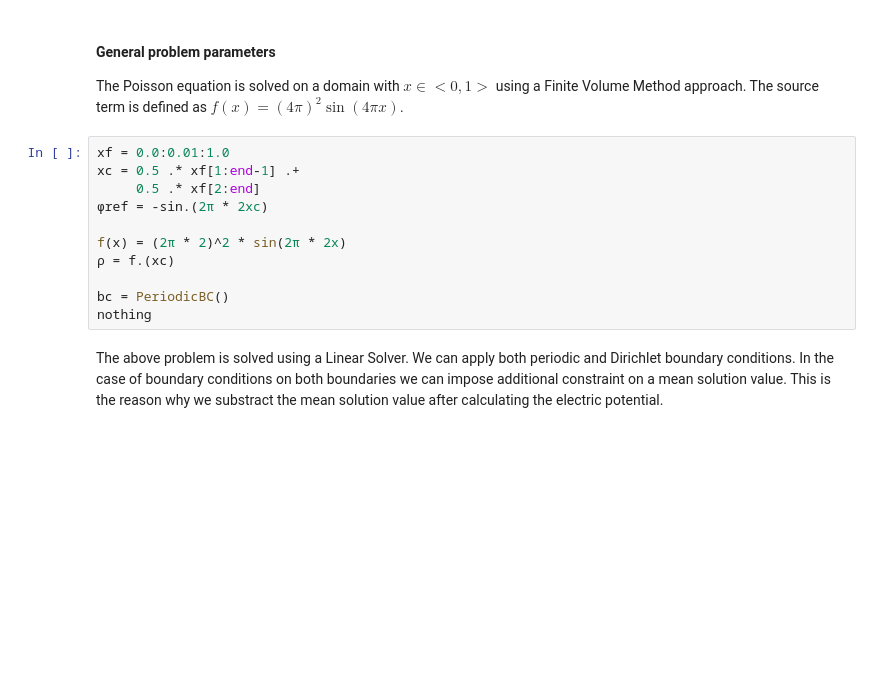
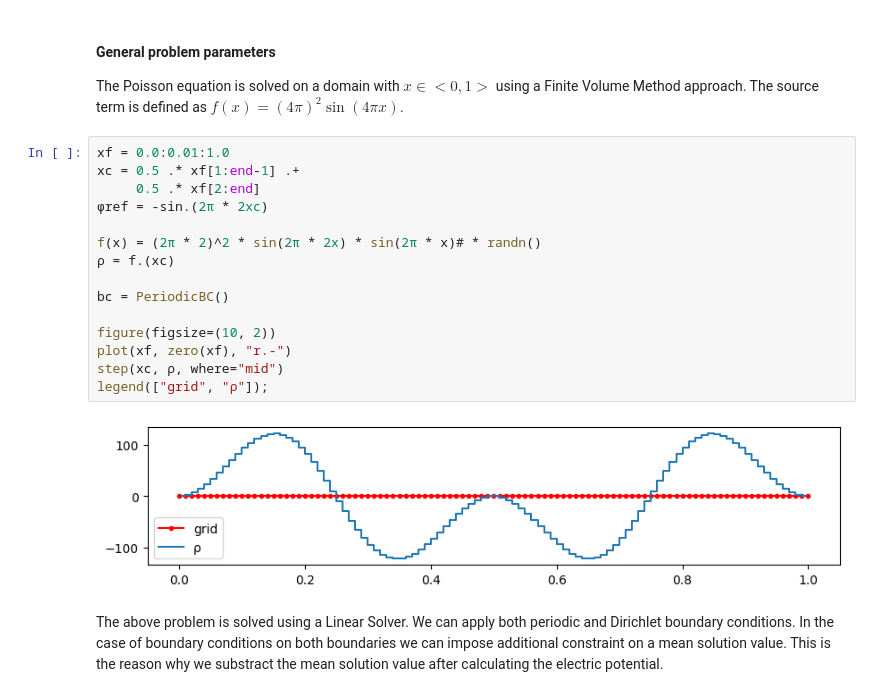
Before and after one commit to bchaber/pole, a Jupyter notebook: PoissonEquation.ipynb, the cells around one changed output. Saved outputs shown, nothing was run; the diff lists cells and outputs as text; blank space fills up the shorter version.

```diff
--- a/PoissonEquation.ipynb
+++ b/PoissonEquation.ipynb
@@ -84,14 +87,20 @@ The source term is defined as $f(x) = (4\pi)^2 \sin(4\pi x)$.
 # %%
 xf = 0.0:0.01:1.0
 xc = 0.5 .* xf[1:end-1] .+
      0.5 .* xf[2:end]
 φref = -sin.(2π * 2xc)
 
-f(x) = (2π * 2)^2 * sin(2π * 2x)
+f(x) = (2π * 2)^2 * sin(2π * 2x) * sin(2π * x)# * randn()
 ρ = f.(xc)
 
 bc = PeriodicBC()
-nothing
+
+figure(figsize=(10, 2))
+plot(xf, zero(xf), "r.-")
+step(xc, ρ, where="mid")
+legend(["grid", "ρ"]);
+# %% [output]
+[figure, added]
 # %% [markdown]
 The above problem is solved using a Linear Solver. We can apply both periodic and Dirichlet boundary conditions.
 In the case of boundary conditions on both boundaries we can impose additional constraint on a mean solution value. This is the reason why we substract the mean solution value after calculating the electric potential.
```
Also changed, not shown: parts of 11 cells of this notebook.
